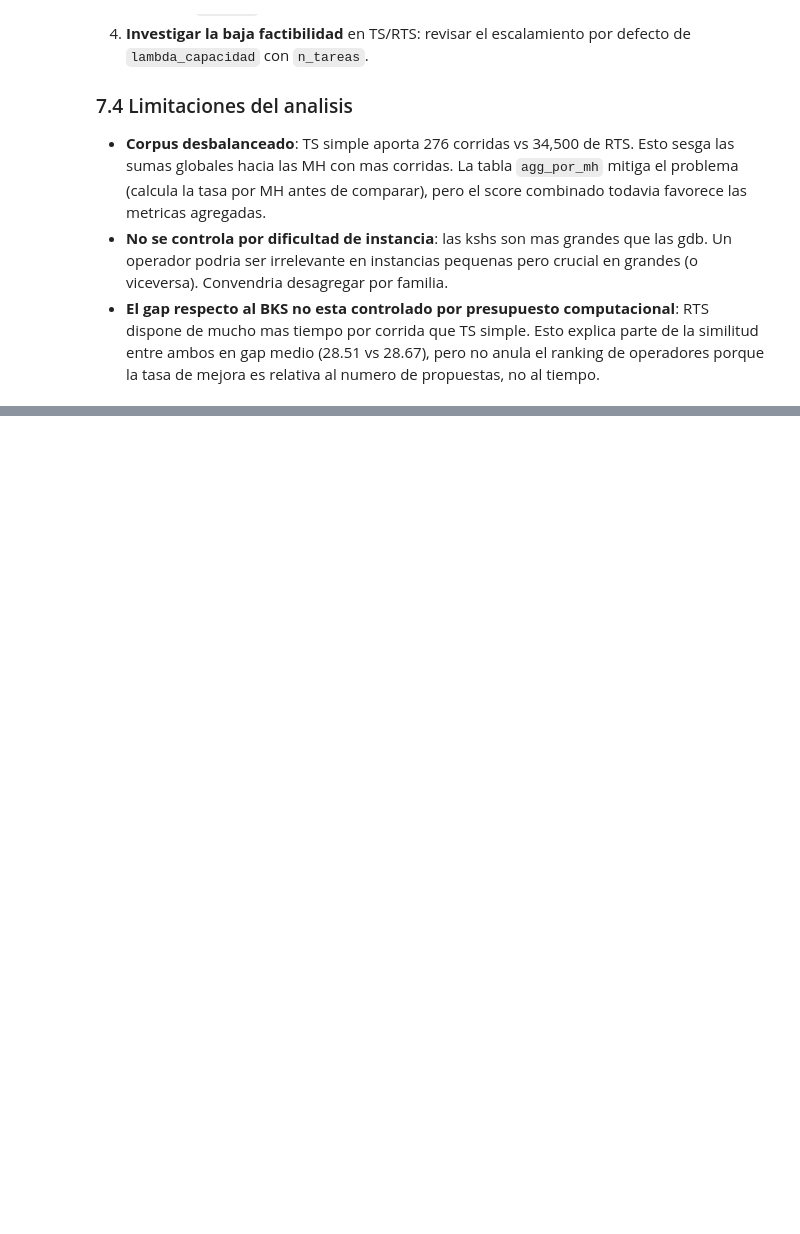
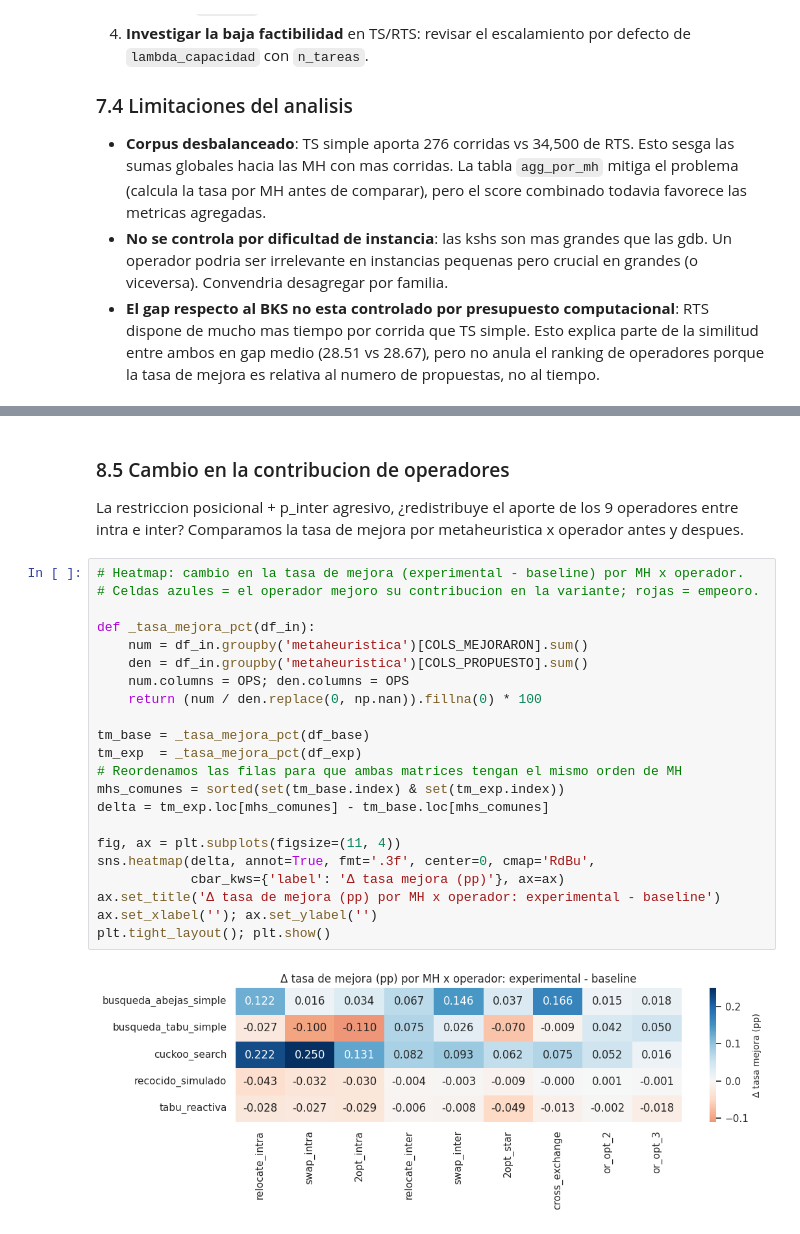
Before and after one commit to Alhely/MetaCARP_Proyecto, a Jupyter notebook: analisis_operadores_20260520/analisis_exploratorio_operadores.ipynb, the cells around one changed output, grey strips where cells are left out. Cells and saved outputs as stored; diff of their text form; blank space fills up the shorter version.

```diff
--- a/analisis_operadores_20260520/analisis_exploratorio_operadores.ipynb
+++ b/analisis_operadores_20260520/analisis_exploratorio_operadores.ipynb
@@ -523,0 +658,30 @@ operadores, pero amerita investigacion aparte.
+# %% [markdown]
+### 8.5 Cambio en la contribucion de operadores
+
+La restriccion posicional + p_inter agresivo, ¿redistribuye el aporte de los
+9 operadores entre intra e inter? Comparamos la tasa de mejora por
+metaheuristica x operador antes y despues.
+# %%
+# Heatmap: cambio en la tasa de mejora (experimental - baseline) por MH x operador.
+# Celdas azules = el operador mejoro su contribucion en la variante; rojas = empeoro.
+
+def _tasa_mejora_pct(df_in):
+    num = df_in.groupby('metaheuristica')[COLS_MEJORARON].sum()
+    den = df_in.groupby('metaheuristica')[COLS_PROPUESTO].sum()
+    num.columns = OPS; den.columns = OPS
+    return (num / den.replace(0, np.nan)).fillna(0) * 100
+
+tm_base = _tasa_mejora_pct(df_base)
+tm_exp  = _tasa_mejora_pct(df_exp)
+# Reordenamos las filas para que ambas matrices tengan el mismo orden de MH
+mhs_comunes = sorted(set(tm_base.index) & set(tm_exp.index))
+delta = tm_exp.loc[mhs_comunes] - tm_base.loc[mhs_comunes]
+
+fig, ax = plt.subplots(figsize=(11, 4))
+sns.heatmap(delta, annot=True, fmt='.3f', center=0, cmap='RdBu',
+            cbar_kws={'label': 'Δ tasa mejora (pp)'}, ax=ax)
+ax.set_title('Δ tasa de mejora (pp) por MH x operador: experimental - baseline')
+ax.set_xlabel(''); ax.set_ylabel('')
+plt.tight_layout(); plt.show()
+# %% [output]
+[figure, added]
```
Also changed, not shown: parts of 22 cells of this notebook, 12 other files.
